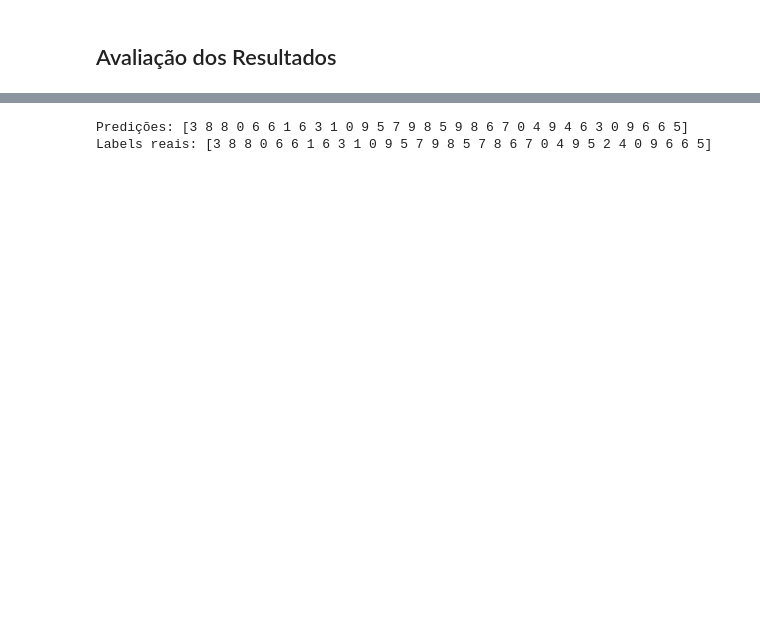
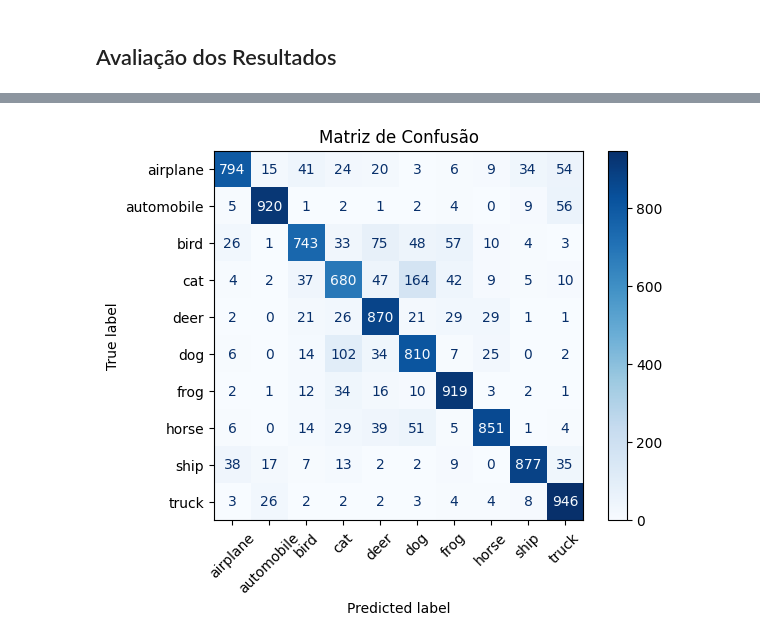
Before and after one commit to VictorOrtins/DeepLearning, a Jupyter notebook: Questao3/3.ipynb, the cells around one changed output, grey strips where cells are left out. Drawn from its saved outputs; the diff is of its cells as text; code cells hidden in the pictures; blank space fills up the shorter version.

```diff
--- a/Questao3/3.ipynb
+++ b/Questao3/3.ipynb
@@ -250,13 +254,23 @@ Test Loss: 0.4888, Test Accuracy: 0.8467
 # %%
-images, labels = next(iter(test_loader))
-images, labels = images.to(device), labels.to(device)
+y_true = []
+y_pred = []
 
 with torch.no_grad():
-    outputs = model(images)
-    _, preds = torch.max(outputs, 1)
+    for images, labels in test_loader:
+        images = images.to(device)
+        labels = labels.to(device)
 
-print("Predições:", preds.cpu().numpy())
-print("Labels reais:", labels.cpu().numpy())
+        outputs = model(images)
+        _, preds = torch.max(outputs, 1)
+
+        y_true.extend(labels.cpu().numpy())
+        y_pred.extend(preds.cpu().numpy())
-# %% [output]
-Predições: [3 8 8 0 6 6 1 6 3 1 0 9 5 7 9 8 5 9 8 6 7 0 4 9 4 6 3 0 9 6 6 5]
-Labels reais: [3 8 8 0 6 6 1 6 3 1 0 9 5 7 9 8 5 7 8 6 7 0 4 9 5 2 4 0 9 6 6 5]
+# %%
+cm = confusion_matrix(y_true, y_pred)
+
+disp = ConfusionMatrixDisplay(confusion_matrix=cm, display_labels=classes)
+disp.plot(cmap=plt.cm.Blues, xticks_rotation=45)
+plt.title("Matriz de Confusão")
+plt.show()
+# %% [output]
+[figure, added]
```
Also changed, not shown: parts of 9 cells of this notebook.
